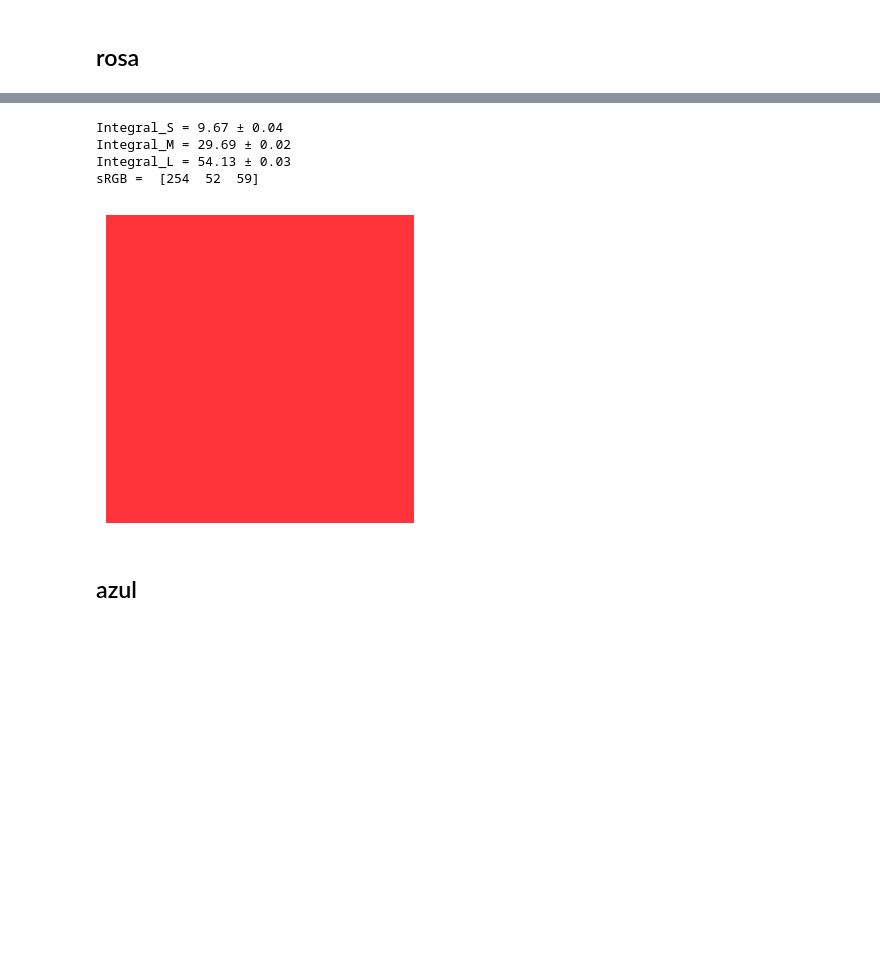
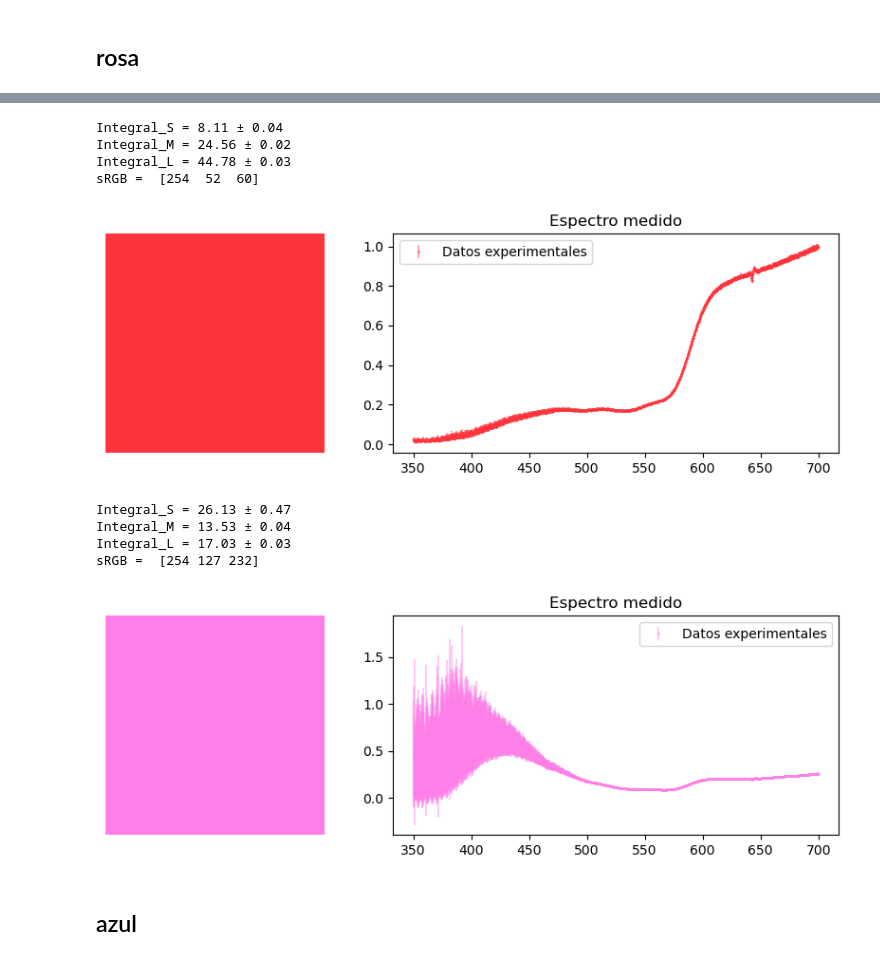
Before and after one commit to mauri-stack/labo5, a Jupyter notebook: espectroscopía_difractiva/visión_en_color.ipynb, the cells around one changed output, grey strips where cells are left out. Cells and saved outputs as stored; diff of their text form; code cells hidden in the pictures; blank space fills up the shorter version.

```diff
--- a/espectroscopía_difractiva/visión_en_color.ipynb
+++ b/espectroscopía_difractiva/visión_en_color.ipynb
@@ -398,3 +623,7 @@ def análisis(ruta_espectro, ruta_carpeta_errores, ruta_eficiencia_csv, inferior
+# %%
+ruta_conoss = "/Users/Mauri/Desktop/Labo 5/Espectroscopía difractiva/respuesta conos tabulados/Copia de CIE_lms_cf_2deg_corregido.csv"
+
+#ruta_conoss = "/Users/Mauri/Downloads/linss2_10e_1 - linss2_10e_1.csv"
 # %% [markdown]
 # Objeto - Objeto
 # %% [markdown]
@@ -420,21 +658,32 @@ sRGB =  [254   0  51]
 # %%
 S, M, L = análisis("/Users/Mauri/Desktop/Labo 5/Espectroscopía difractiva/17-10/objeto-celular/obj-obj/rosa (caja-tijera)/tijera rosa/promedio.csv",
          "/Users/Mauri/Desktop/Labo 5/Espectroscopía difractiva/17-10/objeto-celular/obj-obj/rosa (caja-tijera)/tijera rosa/desv",
          "/Users/Mauri/Desktop/Labo 5/Espectroscopía difractiva/eficiencia.csv",
-         350, 700, "/Users/Mauri/Desktop/Labo 5/Espectroscopía difractiva/respuesta conos tabulados/Copia de CIE_lms_cf_2deg.csv",
-         eff = True)
+         350, 700, ruta_conoss,
+         "/Users/Mauri/Desktop/Labo 5/Espectroscopía difractiva/17-10/halógena v2/promedio.csv",
+         "/Users/Mauri/Desktop/Labo 5/Espectroscopía difractiva/17-10/halógena v2/para el error",dividir_halógena=False,
+         eff = True, graficar_espectro=True)
 
-rgb = lms_to_srgb(L, M, S, normalize=True)
 
-print("sRGB = ", rgb)
 
-color(rgb)
+S, M, L = análisis("/Users/Mauri/Desktop/Labo 5/Espectroscopía difractiva/17-10/objeto-celular/obj-obj/rosa (caja-tijera)/tijera rosa/promedio.csv",
+         "/Users/Mauri/Desktop/Labo 5/Espectroscopía difractiva/17-10/objeto-celular/obj-obj/rosa (caja-tijera)/tijera rosa/desv",
+         "/Users/Mauri/Desktop/Labo 5/Espectroscopía difractiva/eficiencia.csv",
+         350, 700, ruta_conoss,
+         "/Users/Mauri/Desktop/Labo 5/Espectroscopía difractiva/17-10/halógena v2/promedio.csv",
+         "/Users/Mauri/Desktop/Labo 5/Espectroscopía difractiva/17-10/halógena v2/para el error",dividir_halógena=True,
+         eff = True, graficar_espectro=True)
 # %% [output]
-Integral_S = 9.67 ± 0.04
-Integral_M = 29.69 ± 0.02
-Integral_L = 54.13 ± 0.03
-sRGB =  [254  52  59]
+Integral_S = 8.11 ± 0.04
+Integral_M = 24.56 ± 0.02
+Integral_L = 44.78 ± 0.03
+sRGB =  [254  52  60]
-[figure, old version]
+[figure, new version]
+Integral_S = 26.13 ± 0.47
+Integral_M = 13.53 ± 0.04
+Integral_L = 17.03 ± 0.03
+sRGB =  [254 127 232]
+[figure, added]
 # %% [markdown]
 ## azul
 # %%
```
Also changed, not shown: parts of 18 cells of this notebook, 1 other file.
